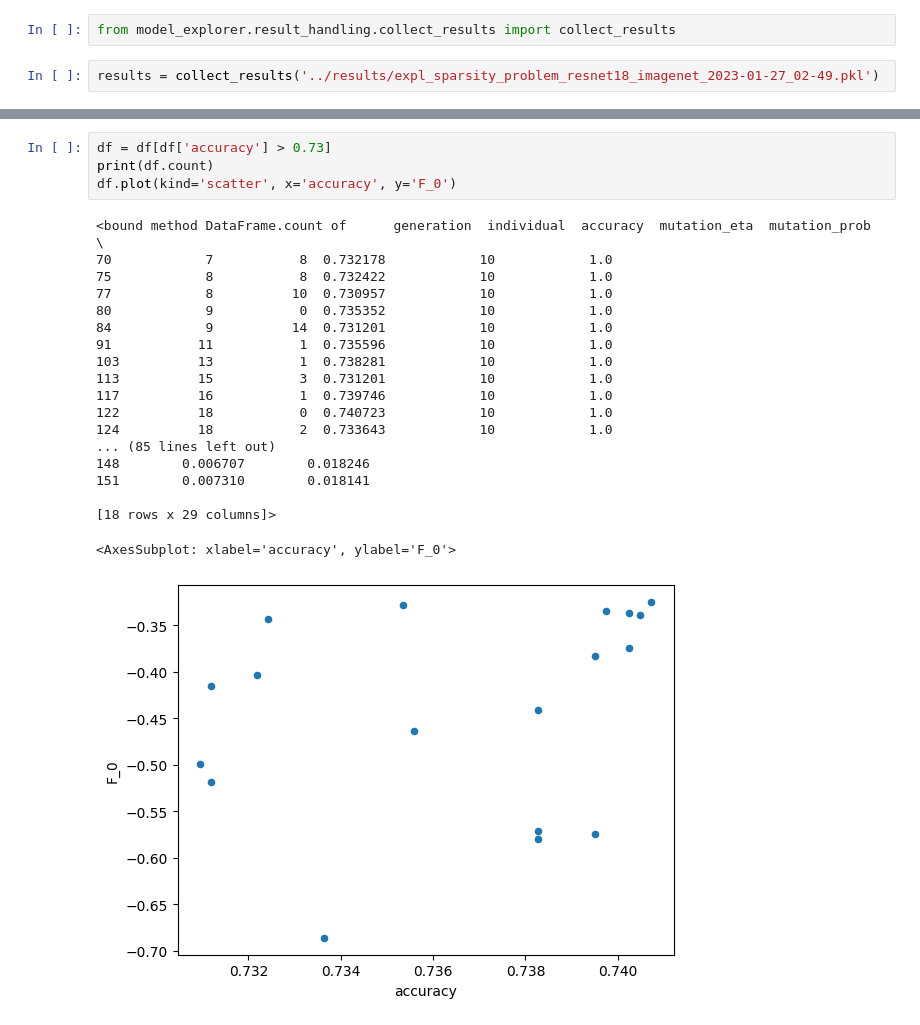
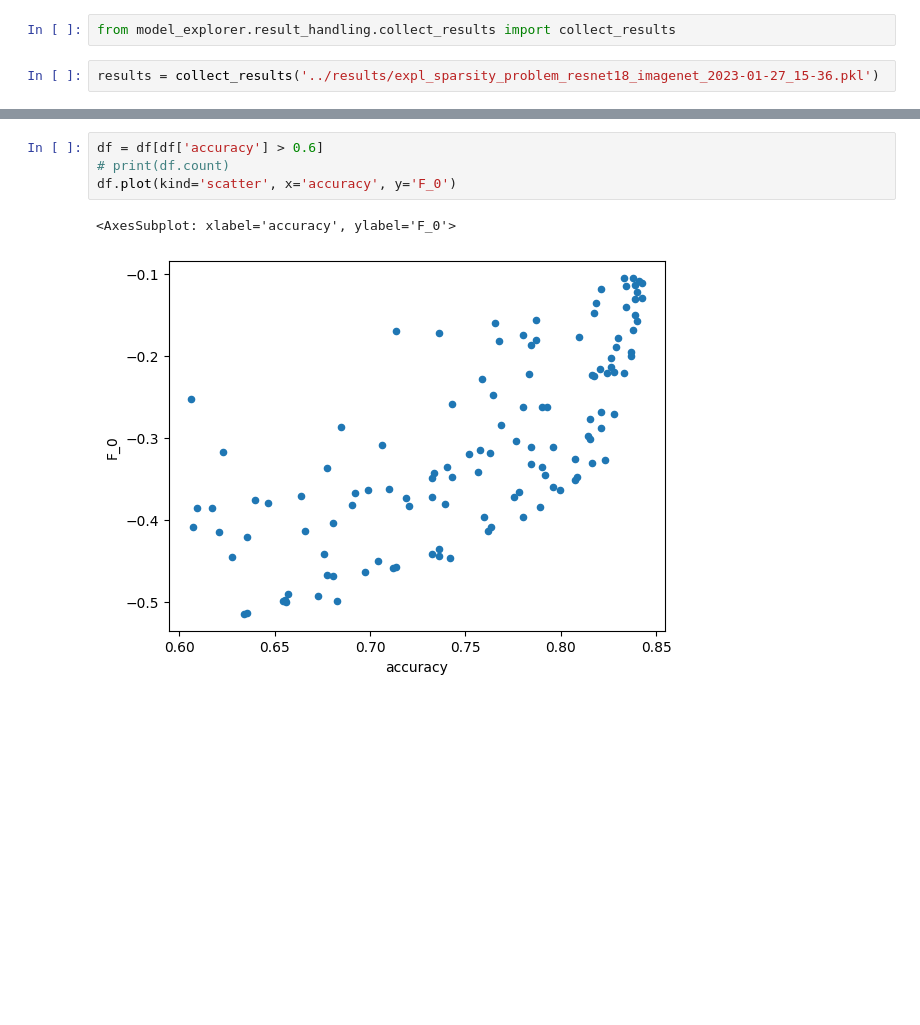
Before and after one commit to itiv-kit/dnn-model-exploration, a Jupyter notebook: doodle_scripts/visualize_individuals.ipynb, the cells around one changed output, grey strips where cells are left out. Cells and saved outputs as stored; diff of their text form; blank space fills up the shorter version.

```diff
--- a/doodle_scripts/visualize_individuals.ipynb
+++ b/doodle_scripts/visualize_individuals.ipynb
@@ -1,7 +1,7 @@
 # %%
 from model_explorer.result_handling.collect_results import collect_results
 # %%
-results = collect_results('../results/expl_sparsity_problem_resnet18_imagenet_2023-01-27_02-49.pkl')
+results = collect_results('../results/expl_sparsity_problem_resnet18_imagenet_2023-01-27_15-36.pkl')
 # %%
 df = results.to_dataframe()
 # df['weighted_parameters'] = -df['weighted_parameters']
@@ -23,24 +23,7 @@ df
 # %%
-df = df[df['accuracy'] > 0.73]
-print(df.count)
+df = df[df['accuracy'] > 0.6]
+# print(df.count)
 df.plot(kind='scatter', x='accuracy', y='F_0')
 # %% [output]
-<bound method DataFrame.count of      generation  individual  accuracy  mutation_eta  mutation_prob  \
-70            7           8  0.732178            10            1.0
-75            8           8  0.732422            10            1.0
-77            8          10  0.730957            10            1.0
-80            9           0  0.735352            10            1.0
-84            9          14  0.731201            10            1.0
-91           11           1  0.735596            10            1.0
-103          13           1  0.738281            10            1.0
-113          15           3  0.731201            10            1.0
-117          16           1  0.739746            10            1.0
-122          18           0  0.740723            10            1.0
-124          18           2  0.733643            10            1.0
-... (85 lines left out)
-148        0.006707        0.018246
-151        0.007310        0.018141
-
-[18 rows x 29 columns]>
+<AxesSubplot: xlabel='accuracy', ylabel='F_0'>
-<AxesSubplot: xlabel='accuracy', ylabel='F_0'>
-[figure, old version]
+[figure, new version]
```
Also changed, not shown: parts of 1 cell of this notebook, 8 other files.
